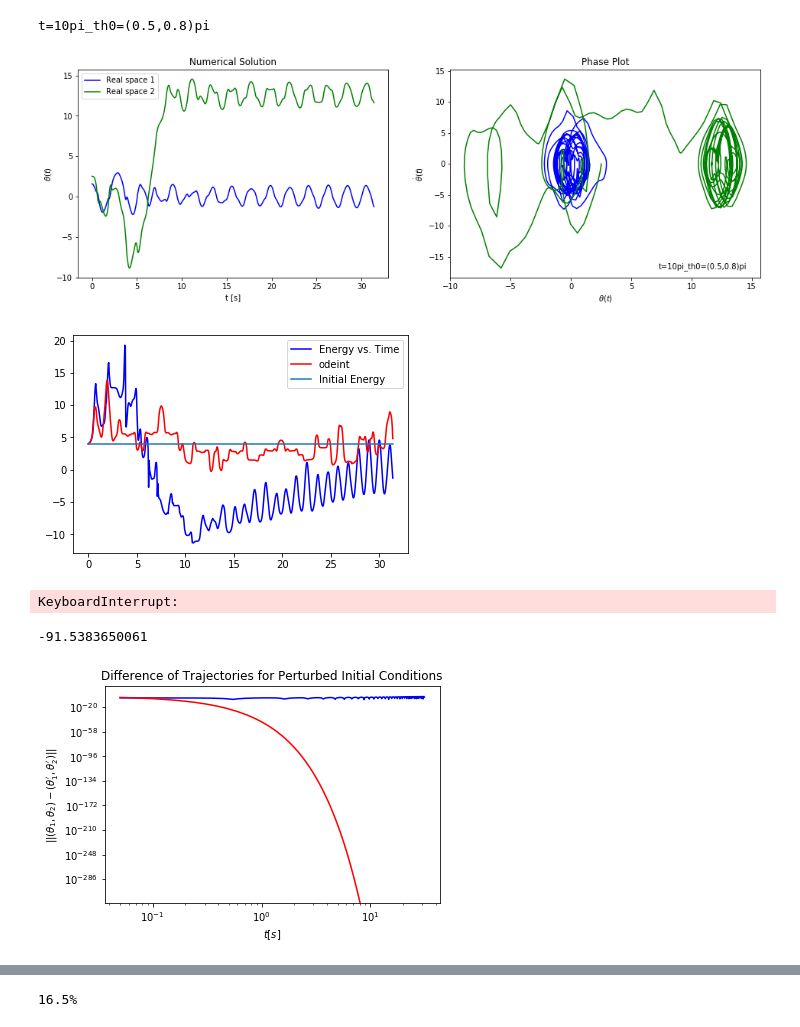
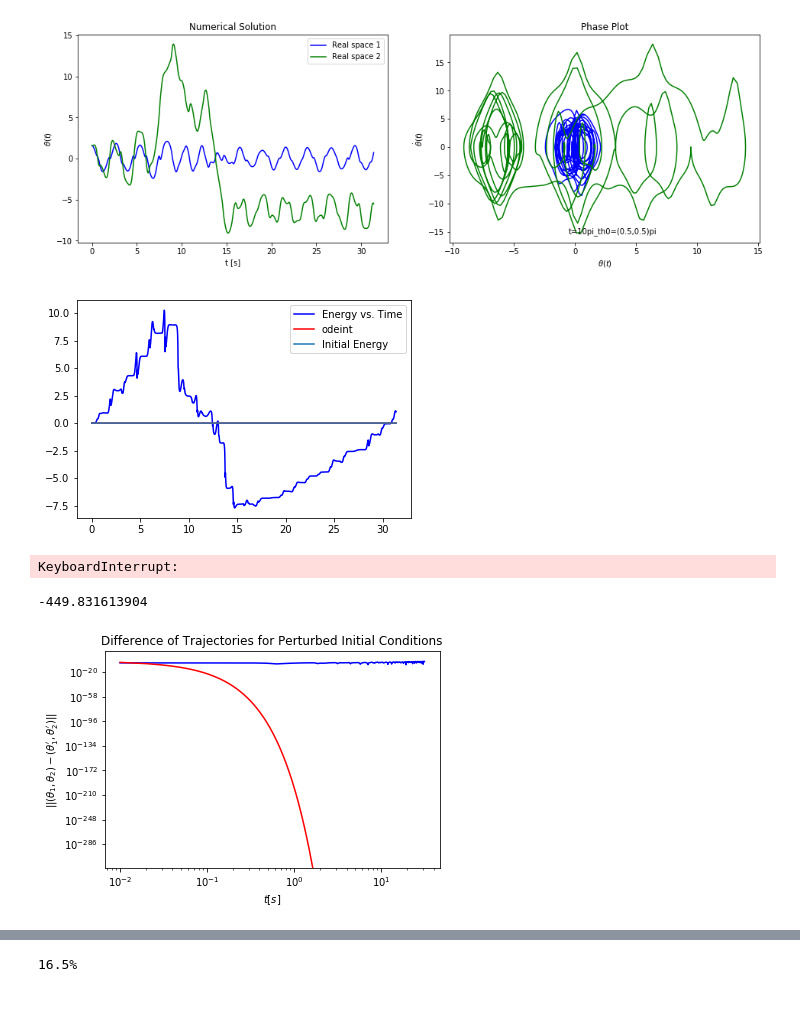
Before and after one commit to remysucre/SimplePendulum, a Jupyter notebook: Pendulum_SymplecticPartC.ipynb, the cells around one changed output, grey strips where cells are left out. Drawn from its saved outputs; the diff is of its cells as text; code cells hidden in the pictures.

```diff
--- a/Pendulum_SymplecticPartC.ipynb
+++ b/Pendulum_SymplecticPartC.ipynb
@@ -7,14 +7,14 @@ import scipy as sp
 from scipy.integrate import odeint
 # %%
 time = 10*np.pi # total time in seconds
-dt=0.05 # Timestep
+dt=0.025 # Timestep
 nt = int(time / dt) # number of time steps
 t0=0;
 order = 2 # order of symplectic integrator
 t=np.linspace(t0,nt*dt,nt) #Iniatialize time array
 
 # define initial conditions and physical parameters
-theta0= np.pi*np.array([0.5,0.8]) # initial position vector
+theta0= np.pi*np.array([0.5,0.5]) # initial position vector
 u0 = np.pi*np.array([0,0]) # initial velocity vector
 params = {"L":1.0,"g":10.0}
 
@@ -27,10 +27,14 @@ def g(theta,u,t,params):
     L = params["L"]; grav = params["g"];
     th1 = theta[0]; th2 = theta[1];
     c = np.cos(th1-th2); s = np.sin(th1-th2);
-    denom = L*(9*np.cos(th1-th2)**2 - 16)
 
-    num1 = 18*grav*np.sin(th1) - 9*grav*c*np.sin(th2) + 9*L*c*s*u[0]**2 + 6*L*s*u[1]**2
-    num2 = -18*grav*c*np.sin(th1) + 24*grav*np.sin(th2) - 24*L*s*u[0]**2 - 9*L*c*s*u[1]**2
+    denom = L*(23 - 9*np.cos(2*(th1-th2)))
+
+    num1 = -3*(3*grav*(3*np.sin(th1) + np.sin(th1-2*th2)) +
+              3*L*np.sin(2*(th1-th2))*u[0]**2 + 4*L*np.sin(th1-th2)*u[1]**2)
+
+    num2 = 3*(9*grav*np.sin(2*th1-th2) - 7*grav*np.sin(th2) +
+              16*L*np.sin(th1-th2)*u[0]**2 + 3*L*np.sin(2*(th1-th2))*u[1]**2)
 
     return np.array([num1,num2])/denom
 # %%
@@ -71,8 +75,9 @@ def symplectic(t,dt,theta0,u0,order,params):
         c = np.array([1, 0, 0, 0])
         d = np.array([1, 0, 0, 0])
     elif (order == 2):
-        c = np.array([0, 1, 0, 0])
-        d = np.array([0.5, 0.5, 0, 0])
+        #c = np.array([0, 1, 0, 0])
+        #d = np.array([0.5, 0.5, 0, 0])
+        return verlet(t,dt,theta0,u0,params)
     elif (order == 3):
         c = np.array([1, -2.0/3, 2.0/3, 0])
         d = np.array([-1.0/24, 3.0/4, 7.0/24, 0])
@@ -111,34 +116,33 @@ sol = odeint(deriv,init,t,args=(params["L"],params["g"]))
 thetaSP = np.transpose(sol[:,0:2])
 uSP = np.transpose(sol[:,2:])
 
-theta,u = verlet(t,dt,theta0,u0,params)
+theta,u = symplectic(t,dt,theta0,u0,order,params)
 # %%
 # Plot results
 runInfo = "t="+str(int(time/np.pi))+"pi_"+"th0=("+str(theta0[0]/np.pi)+","+str(theta0[1]/np.pi)+")pi"
 
 fig = plt.figure(figsize=(16,5))
 ax1 = fig.add_subplot(121)
 ax2 = fig.add_subplot(122)
 
 ax1.plot(t,theta[0,:],label="Real space 1",color="b")
 ax1.plot(t,theta[1,:],label="Real space 2",color="g")
 #ax1.plot(t,thetaSP[0,:],label="Real space 1 odeint",color="r")
 #ax1.plot(t,thetaSP[1,:],label="Real space 2 odeint",color="k")
 
 ax2.plot(theta[0,:],u[0,:],label="Phase space 1",color="b")
 ax2.plot(theta[1,:],u[1,:],label="Phase space 2",color="g")
 
 ax1.set_xlabel('t [s]'); ax1.set_ylabel(r'$\theta(t)$');
 ax2.set_xlabel(r'$\theta(t)$'); ax2.set_ylabel(r'$\dot{\theta}(t)$');
 ax1.legend()
 ax1.set_title("Numerical Solution")
 ax2.set_title("Phase Plot")
-plt.text(np.max(theta)/2,np.min(u),runInfo)
+plt.text(np.median(theta),np.min(u),runInfo)
 plt.savefig("figures/" + runInfo + "doublePend.png",bbox_inches='tight')
 plt.show()
 # %% [output]
-t=10pi_th0=(0.5,0.8)pi
-[figure, old version]
+[figure, new version]
 # %%
 # Energy calculations
 
@@ -159,7 +163,7 @@ plt.plot(t,E0*np.ones(t.size),label="Initial Energy")
 plt.legend()
 plt.show()
 # %% [output]
-[figure, old version]
+[figure, new version]
 # %%
 # Visualize pendulum trajectory
 # joint location -> (x1,y1) = (L*sin(th1),-L*cos(th1))
@@ -207,12 +211,14 @@ def lyapunov(th0,u0,pert,t,dt,params):
     return lamb,dif
 
 pert = 0.001 # slight perturbation of theta0
+
+
 th0 = np.pi*np.array([0.3,0.3])
 lam,dif = lyapunov(th0,u0,pert,t,dt,params)
 
 print(lam)
 # %% [output]
--91.5383650061
+-449.831613904
 # %%
 # Plot for Lyapunov exponent
 
@@ -224,4 +230,4 @@ plt.title("Difference of Trajectories for Perturbed Initial Conditions")
 plt.axis()
 plt.show()
 # %% [output]
-[figure, old version]
+[figure, new version]
```
Also changed, not shown: parts of 3 cells of this notebook, 13 other files.
